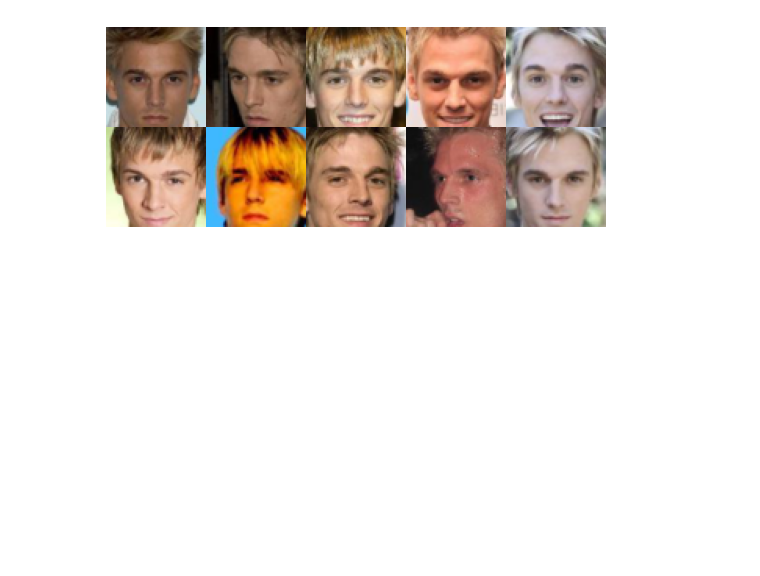
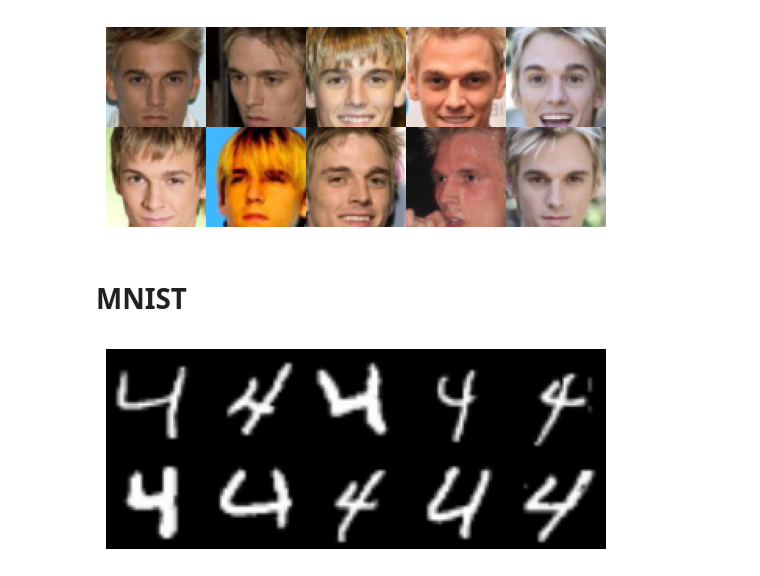
Before and after one commit to hosthans/ba_code, a Jupyter notebook: images_with_label.ipynb, the cells around one changed output. Cells and saved outputs as stored; diff of their text form; code cells hidden in the pictures; blank space fills up the shorter version.

```diff
--- a/images_with_label.ipynb
+++ b/images_with_label.ipynb
@@ -43,3 +46,43 @@ plt.subplots_adjust(left=0, right=1, top=1, bottom=0)
 plt.show()
 # %% [output]
 [figure]
+# %% [markdown]
+# MNIST
+# %%
+train_set = datasets.MNIST(
+                root="datasets/mnist",
+                train=True,
+                download=True,
+                transform=transforms.Compose(
+                    [
+                        transforms.Grayscale(num_output_channels=3),
+                        transforms.ToTensor(),
+                        transforms.Resize((64, 64)),
+                        # transforms.Normalize(mean=[0.5, 0.5, 0.5], std=[0.5, 0.5, 0.5]),
+                    ]
+                ),
+            )
+# %%
+target_label = 4
+
+selected_indices = [i for i in range(len(train_set)) if train_set.targets[i] == target_label][:10]
+selected_images = [train_set[i][0] for i in selected_indices]
+# %%
+import matplotlib.pyplot as plt
+fig, axes = plt.subplots(2, 5, figsize=(5,2))
+
+# Entfernen von Platz zwischen Zeilen und Spalten
+plt.subplots_adjust(hspace=0, wspace=0)
+
+for i, idx in enumerate(selected_images):
+    ax = axes[i // 5, i % 5]
+    ax.imshow(transforms.ToPILImage()(idx))
+    # ax.set_title(f'Label: {label}')
+    ax.axis('off')
+
+# Anpassen der Größe der einzelnen Axes, um die gesamte Figur einzunehmen
+plt.subplots_adjust(left=0, right=1, top=1, bottom=0)
+
+plt.show()
+# %% [output]
+[figure, added]
```
Also changed, not shown: parts of 3 cells of this notebook.
